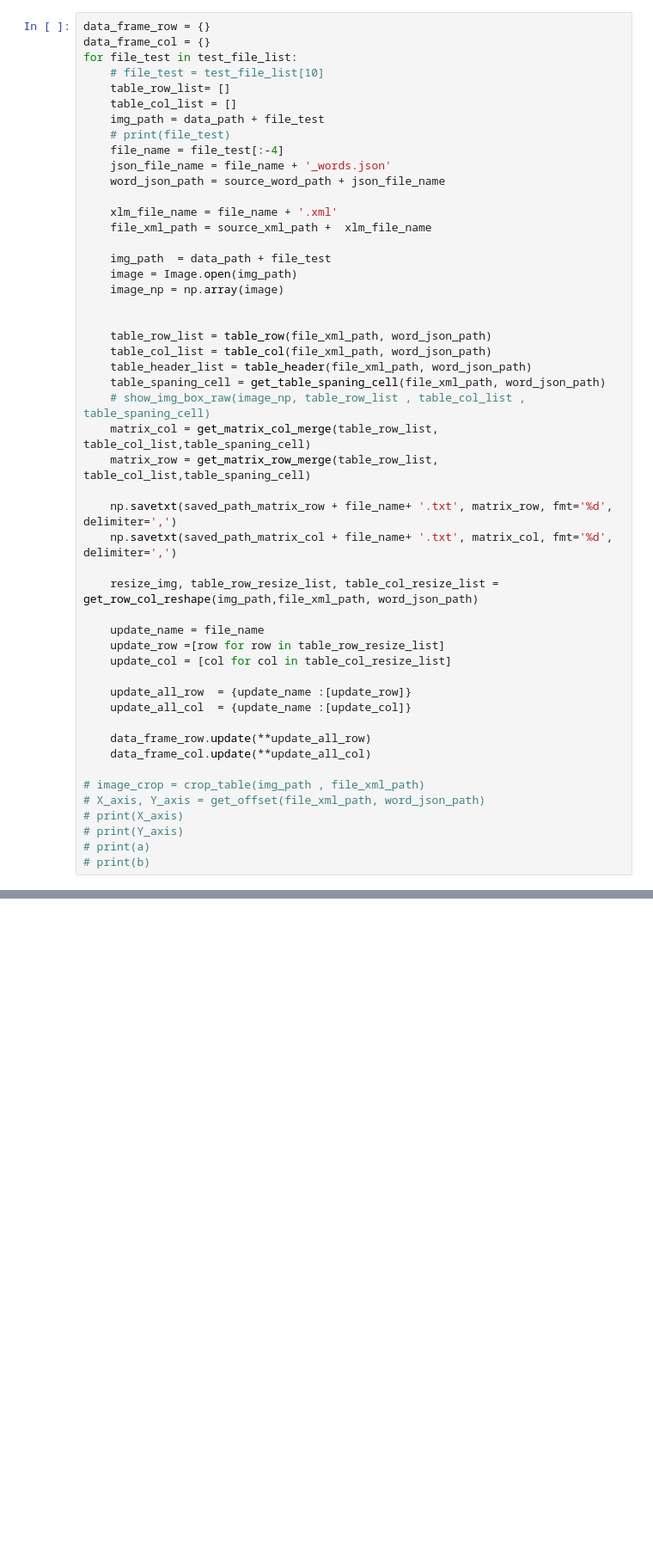
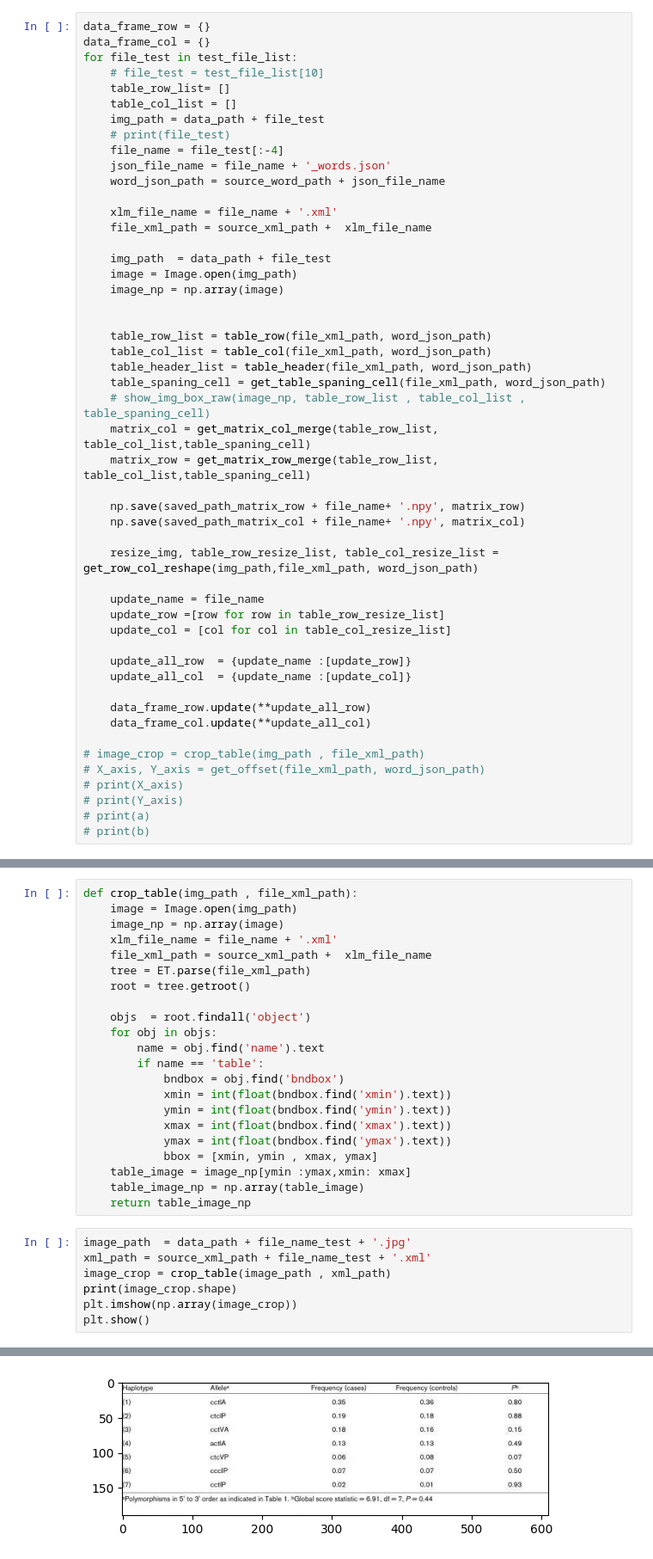
Before and after one commit to anhmup/merge_model, a Jupyter notebook: data_merge.ipynb, the cells around one changed output, grey strips where cells are left out. Shown at 86% size. Saved outputs shown, nothing was run; the diff lists cells and outputs as text; blank space fills up the shorter version.

```diff
--- a/data_merge.ipynb
+++ b/data_merge.ipynb
@@ -420,8 +417,8 @@ for file_test in test_file_list:
     matrix_col = get_matrix_col_merge(table_row_list, table_col_list,table_spaning_cell)
     matrix_row = get_matrix_row_merge(table_row_list, table_col_list,table_spaning_cell)
 
-    np.savetxt(saved_path_matrix_row + file_name+ '.txt', matrix_row, fmt='%d', delimiter=',')
-    np.savetxt(saved_path_matrix_col + file_name+ '.txt', matrix_col, fmt='%d', delimiter=',')
+    np.save(saved_path_matrix_row + file_name+ '.npy', matrix_row)
+    np.save(saved_path_matrix_col + file_name+ '.npy', matrix_col)
 
     resize_img, table_row_resize_list, table_col_resize_list = get_row_col_reshape(img_path,file_xml_path, word_json_path)
 
@@ -518,0 +454,30 @@ data_frame_row
+# %%
+def crop_table(img_path , file_xml_path):
+    image = Image.open(img_path)
+    image_np = np.array(image)
+    xlm_file_name = file_name + '.xml'
+    file_xml_path = source_xml_path +  xlm_file_name
+    tree = ET.parse(file_xml_path)
+    root = tree.getroot()
+
+    objs  = root.findall('object')
+    for obj in objs:
+        name = obj.find('name').text
+        if name == 'table':
+            bndbox = obj.find('bndbox')
+            xmin = int(float(bndbox.find('xmin').text))
+            ymin = int(float(bndbox.find('ymin').text))
+            xmax = int(float(bndbox.find('xmax').text))
+            ymax = int(float(bndbox.find('ymax').text))
+            bbox = [xmin, ymin , xmax, ymax]
+    table_image = image_np[ymin :ymax,xmin: xmax]
+    table_image_np = np.array(table_image)
+    return table_image_np
+# %%
+image_path  = data_path + file_name_test + '.jpg'
+xml_path = source_xml_path + file_name_test + '.xml'
+image_crop = crop_table(image_path , xml_path)
+print(image_crop.shape)
+plt.imshow(np.array(image_crop))
+plt.show()
+# %% [output]
@@ -518,0 +485 @@ data_frame_row
+[figure, added]
```
Also changed, not shown: parts of 15 cells of this notebook, 11 other files.
